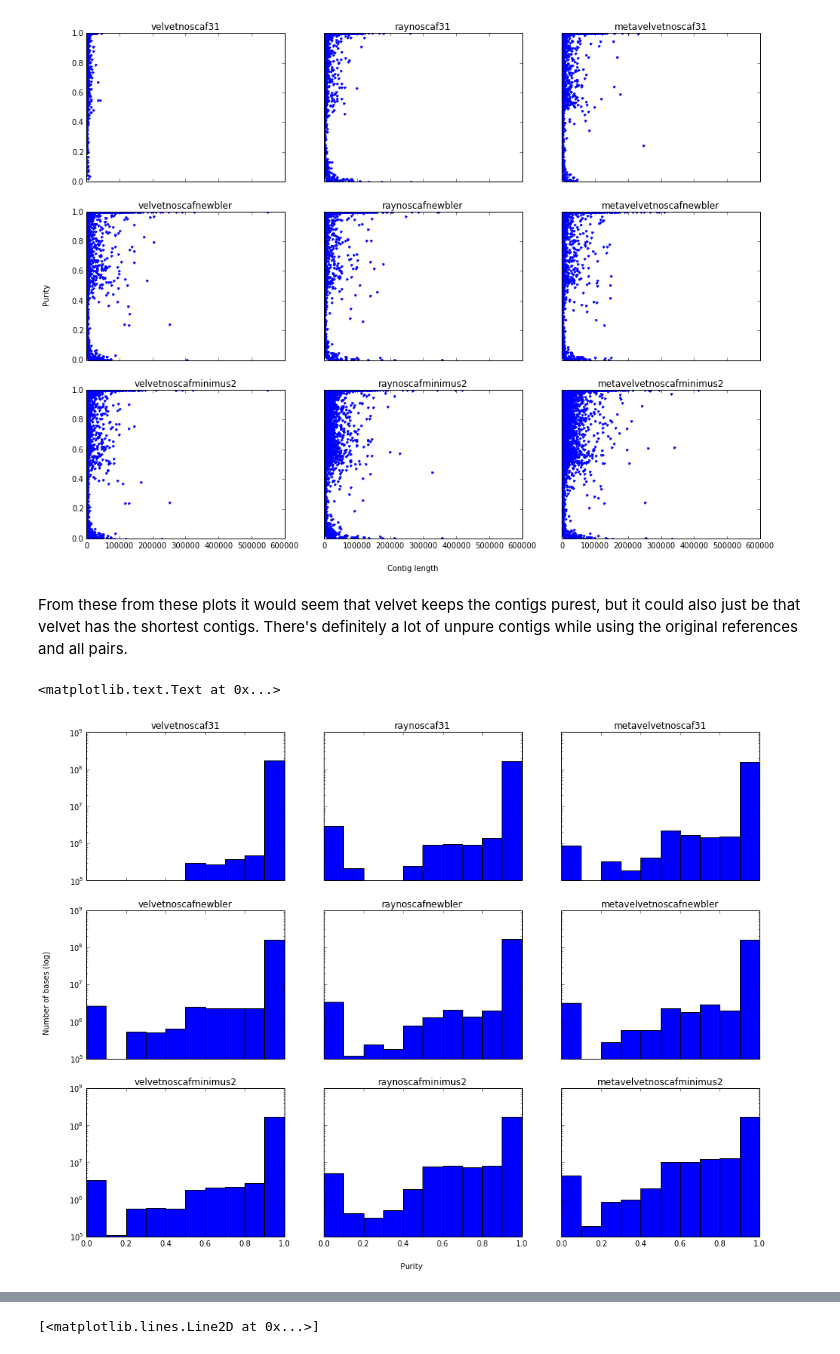
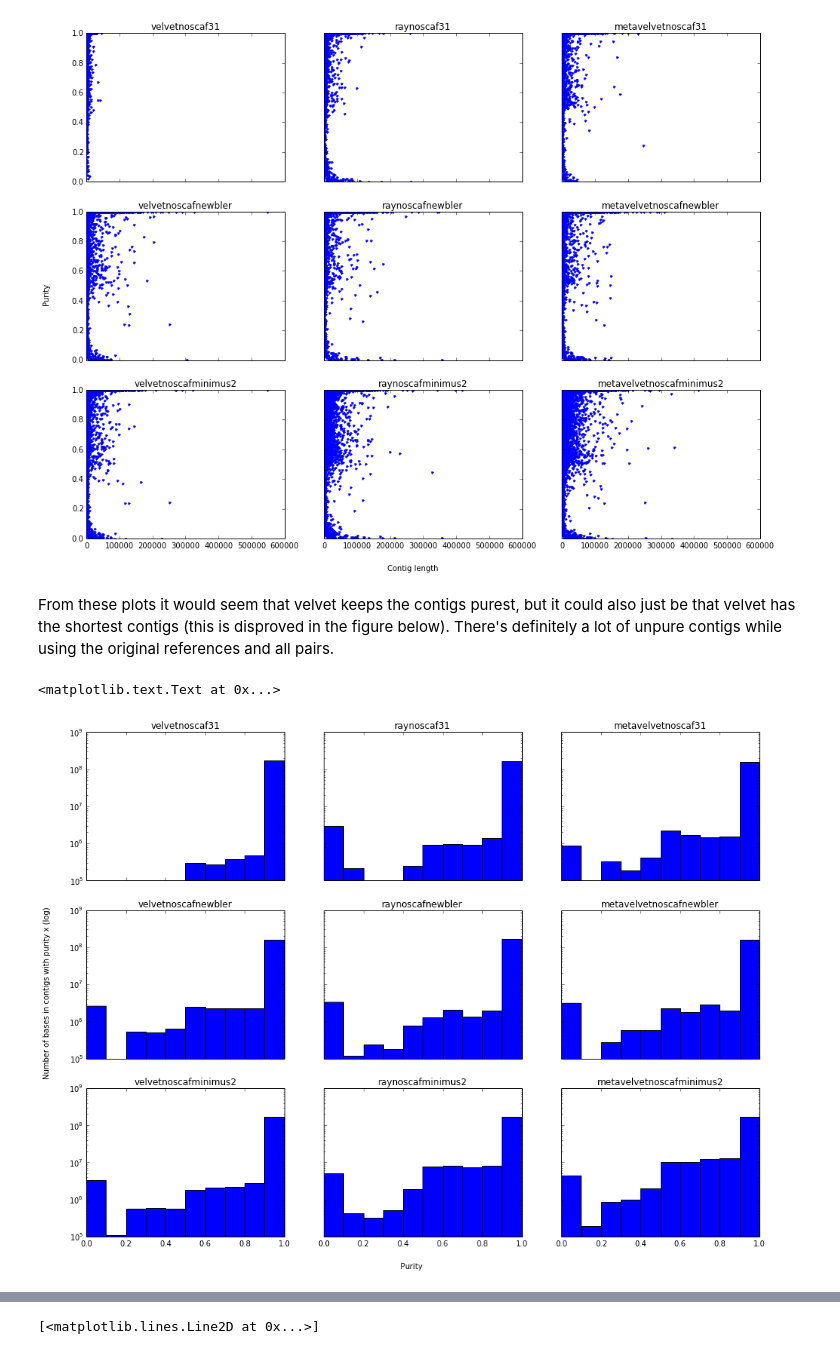
Before and after one commit to inodb/masmvali-publication, a Jupyter notebook: notebooks/LIMS1884-filtered-pairs-assemblies.ipynb, the cells around one changed output, grey strips where cells are left out. Drawn from its saved outputs; the diff is of its cells as text; code cells hidden in the pictures.

```diff
--- a/notebooks/LIMS1884-filtered-pairs-assemblies.ipynb
+++ b/notebooks/LIMS1884-filtered-pairs-assemblies.ipynb
@@ -70,25 +70,25 @@ f.text(0.08, 0.5, 'Purity', ha='center', va='center', rotation='vertical')
 <matplotlib.text.Text at 0x...>
 [figure]
 # %% [markdown]
-From these from these plots it would seem that velvet keeps the contigs purest, but it could also just be that velvet has the shortest contigs. There's definitely a lot of unpure contigs while using the original references and all pairs.
+From these plots it would seem that velvet keeps the contigs purest, but it could also just be that velvet has the shortest contigs (this is disproved in the figure below). There's definitely a lot of unpure contigs while using the original references and all pairs.
 # %%
 mpl.rcParams['figure.figsize'] = 16, 12
 
 cmp_purities = ["velvetnoscaf31", "raynoscaf31", "metavelvetnoscaf31",
                 "velvetnoscafnewbler", "raynoscafnewbler", "metavelvetnoscafnewbler",
                 "velvetnoscafminimus2", "raynoscafminimus2", "metavelvetnoscafminimus2"]
 f, axes = subplots(3, 3, sharex=True, sharey=True)
 for i, s in enumerate(cmp_purities):
     ax = axes[i/3][i%3]
     ax.set_title(s)
     avp = m_even_old.avp.__dict__[s]
     ax.hist(avp.contig_purity["max_aln_purity"],
          weights=avp.contig_purity["contig_length"],
          range=[0.0,1.0], log=1)
 
 # Set common labels
 f.text(0.5, 0.08, 'Purity', ha='center', va='center')
-f.text(0.08, 0.5, 'Number of bases (log)', ha='center', va='center', rotation='vertical')
+f.text(0.08, 0.5, 'Number of bases in contigs with purity x (log)', ha='center', va='center', rotation='vertical')
 # %% [output]
 <matplotlib.text.Text at 0x...>
-[figure, old version]
+[figure, new version]
```
Also changed, not shown: parts of 9 cells of this notebook.
